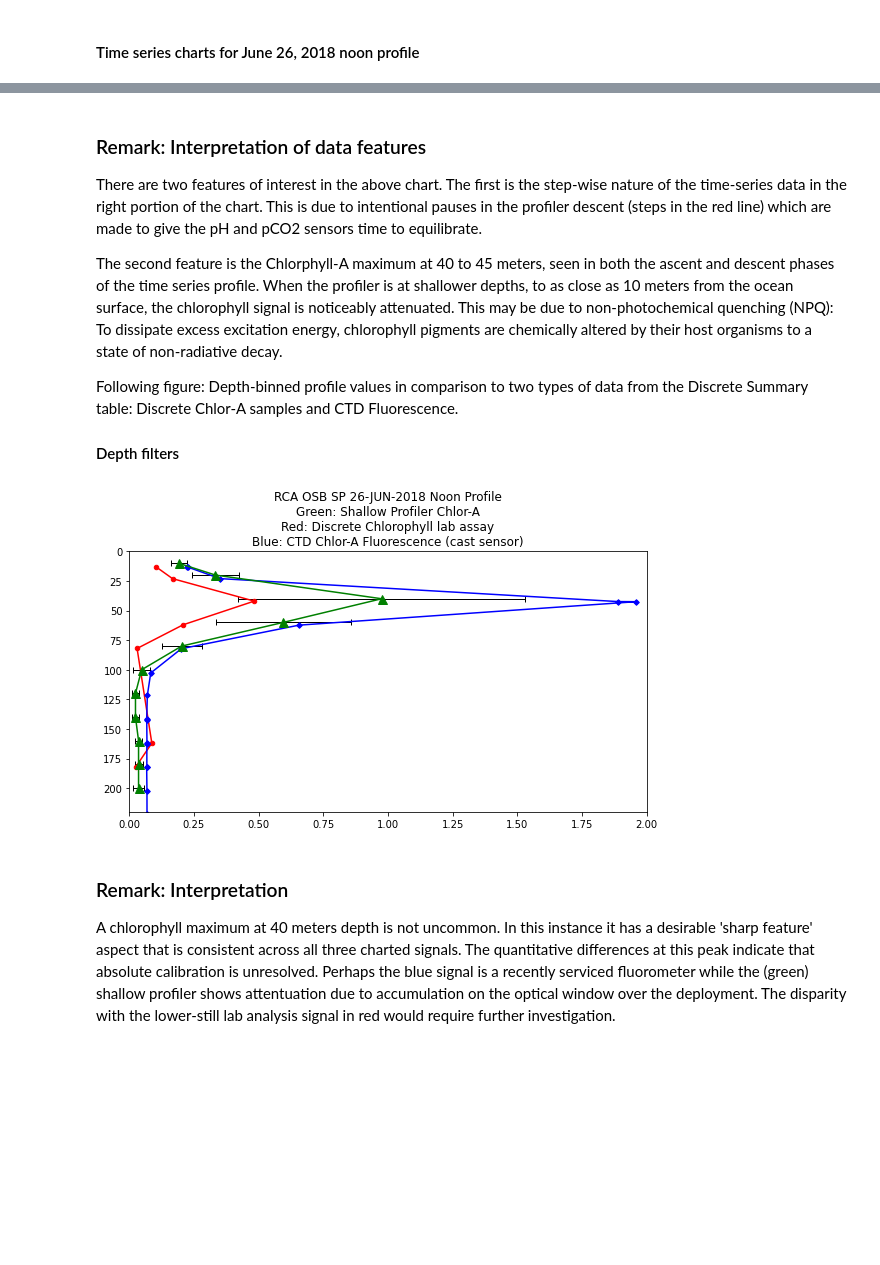
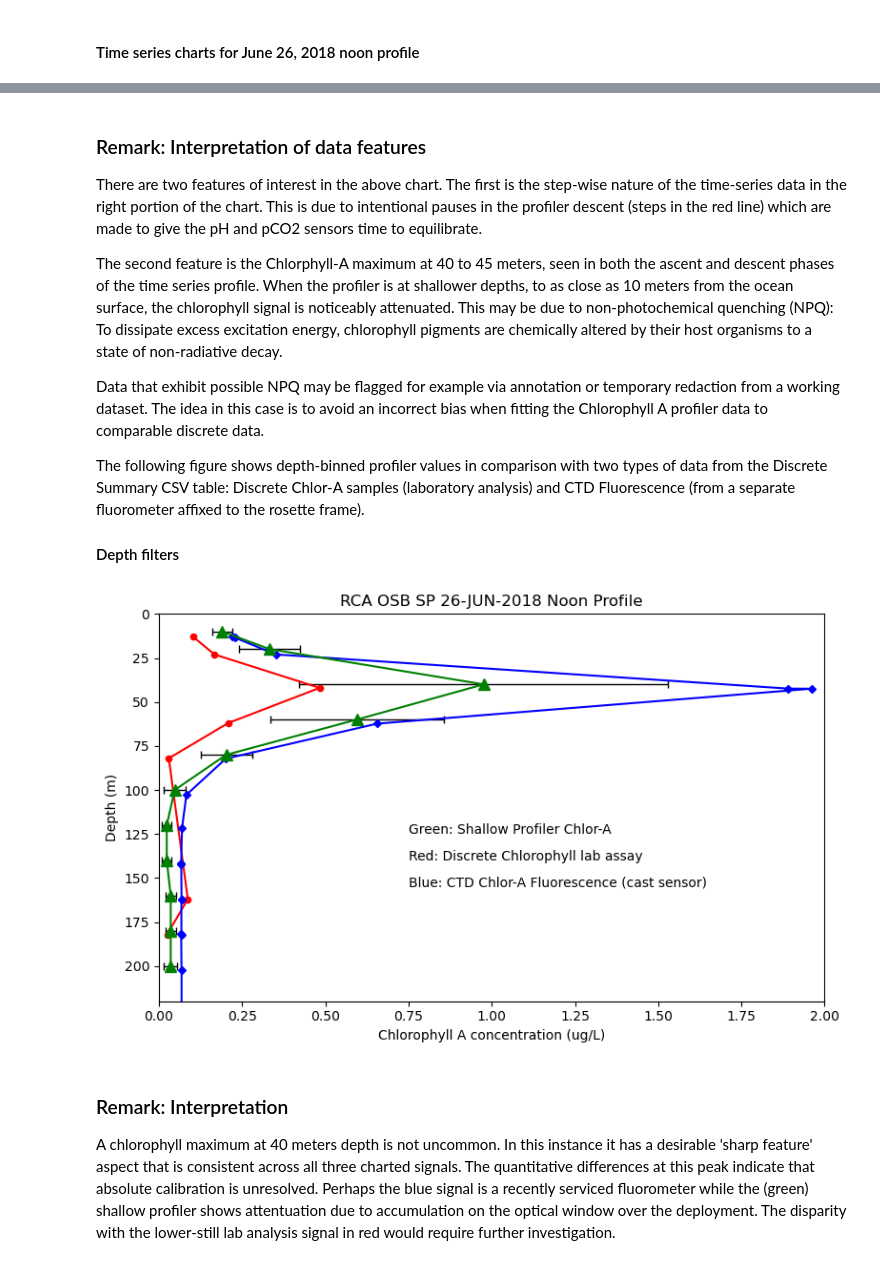
Before and after one commit to robfatland/ocean, a Jupyter notebook: DataQualityGuideNotebook.ipynb, the cells around one changed output, grey strips where cells are left out. Saved outputs shown, nothing was run; the diff lists cells and outputs as text; code cells hidden in the pictures; blank space fills up the shorter version.

```diff
--- a/DataQualityGuideNotebook.ipynb
+++ b/DataQualityGuideNotebook.ipynb
@@ -1032,0 +986,31 @@ Corresponding CTD-002 cast begins 26-JUN-2018 UTC 20 Hours 23 minutes
+# %%
+# Switching to data from June 2018
+# Both 'sea_water_practical_salinity' and 'sea_water_temperature' are written differently
+#   than for the 2021 data.
+D = xr.open_dataset('../data/rca/fluor/osb/2018/flort_fullres.nc')
+D = D.swap_dims({'obs':'time'})
+D = D.dropna('time')
+D = D.rename( {'fluorometric_cdom':          'fdom',
+               'fluorometric_chlorophyll_a': 'chlora',
+               'optical_backscatter':        'backscatter'})
+D = D[['chlora', 'fdom', 'backscatter', 'seawater_scattering_coefficient',          \
+       'sea_water_practical_salinity', 'sea_water_temperature', 'int_ctd_pressure',  \
+       'fluorometric_chlorophyll_a_qc_executed', 'optical_backscatter_qc_executed', \
+       'fluorometric_cdom_qc_executed', 'fluorometric_chlorophyll_a_qc_results',    \
+       'optical_backscatter_qc_results', 'fluorometric_cdom_qc_results']]
+D = D.drop(['obs', 'lat', 'lon'])
+D.attrs={}
+
+print('N-Data for the 2018 RCA OSB SP data: ', len(D.time))
+print('\nComparative context:')
+print()
+print('SP operational time range: 24-JUN-2018 UTC 17 hours to 09-JUL-2018 UTC 0 hours')
+print('                 More precisely:', D.time[0].data, D.time[-1].data)
+print()
+print('SP profile time: Ascent start 26-JUN-2018 UTC 20 Hours 42 minutes')
+print('                 Descent end  26-JUN-2018 UTC 23 Hours 24 minutes')
+print('                   This is a typical noon extended-duration profile')
+print()
+print('Corresponding CTD-002 cast begins 26-JUN-2018 UTC 20 Hours 23 minutes')
+print('                 This is effectively simultaneous with the SP profile')
+print()
@@ -1136,9 +1135,16 @@ excess excitation energy, chlorophyll pigments are chemically
 altered by their host organisms to a state of non-radiative decay.
 
 
-Following figure: Depth-binned profile values in comparison to two
-types of data from the Discrete Summary table: Discrete Chlor-A samples
-and CTD Fluorescence.
+Data that exhibit possible NPQ may be flagged for example via annotation
+or temporary redaction from a working dataset. The idea in this case
+is to avoid an incorrect bias when fitting the Chlorophyll A profiler
+data to comparable discrete data.
+
+
+The following figure shows depth-binned profiler values in comparison with
+two types of data from the Discrete Summary CSV table: Discrete Chlor-A
+samples (laboratory analysis) and CTD Fluorescence (from a separate
+fluorometer affixed to the rosette frame).
 
 
 #### Depth filters
@@ -1167,27 +1173,30 @@ Discrete002.to_csv('../BOS/BO_F6_8_26_JUN_2018_cast_CTD002_Discrete_and_CTD_data
 # %%
 fig,ax=plt.subplots(figsize=(8,5), tight_layout=True)
 
 ax.errorbar(DA_median_depth.chlora, DA_median_depth.depth_bins,
             xerr=DA_std_depth.chlora, ecolor='k', elinewidth=1, capsize=3,
             ms=9., marker='^', linestyle='-', color='g')
 
 # Values adopted from the Discrete Summary table
 Discrete_Depth =  [182, 162, 82, 62, 42, 23, 13]
 Discrete_ChlorA = [0.025, 0.087, 0.030, 0.208, 0.483, 0.167, 0.103]
 
 # ax.plot(DA_median_depth.chlora, DA_median_depth.depth_bins, ms=9., marker='^', linestyle='-', color='g')
 ax.plot(Discrete_ChlorA, Discrete_Depth, marker='.', ms=9, color='r')
 ax.plot(D002_fluor, D002_depth, marker='D', ms=4, color='b')
 
 ax.set(ylim=(220., 0.), xlim=(0, 2.0),
-       title='RCA OSB SP 26-JUN-2018 Noon Profile\n' +
-             'Green: Shallow Profiler Chlor-A\n' +
-             'Red: Discrete Chlorophyll lab assay\n' +
-             'Blue: CTD Chlor-A Fluorescence (cast sensor)')
+       title='RCA OSB SP 26-JUN-2018 Noon Profile')
+
+ax.set(xlabel='Chlorophyll A concentration (ug/L)', ylabel='Depth (m)')
+
+ax.text(0.75, 125, 'Green: Shallow Profiler Chlor-A')
+ax.text(0.75, 140, 'Red: Discrete Chlorophyll lab assay')
+ax.text(0.75, 155, 'Blue: CTD Chlor-A Fluorescence (cast sensor)')
 
 fig.show()
 # %% [output]
-[figure, old version]
+[figure, new version]
 # %%
 # Save figure 6
 fig.savefig("../BOS/Figures/BO_F6_2_26_JUN_2018_noon_profile_chlor_a_discrete_and_CTD_comparison.png")
```
Also changed, not shown: parts of 20 cells of this notebook, 1 other file.
